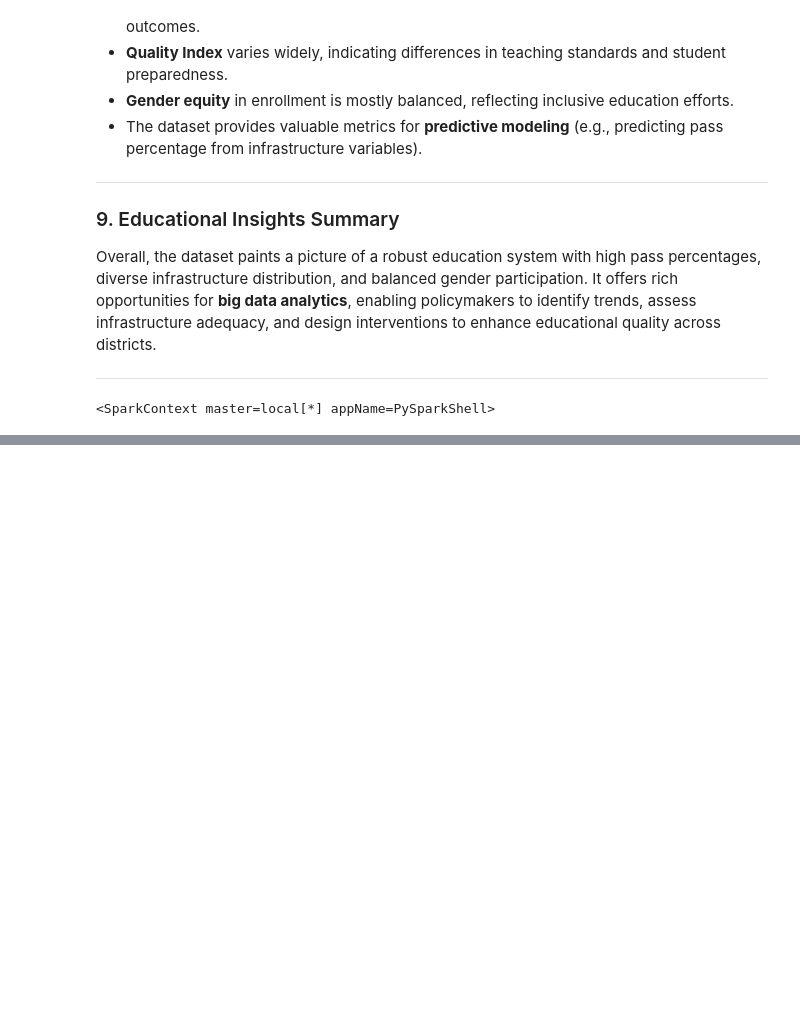
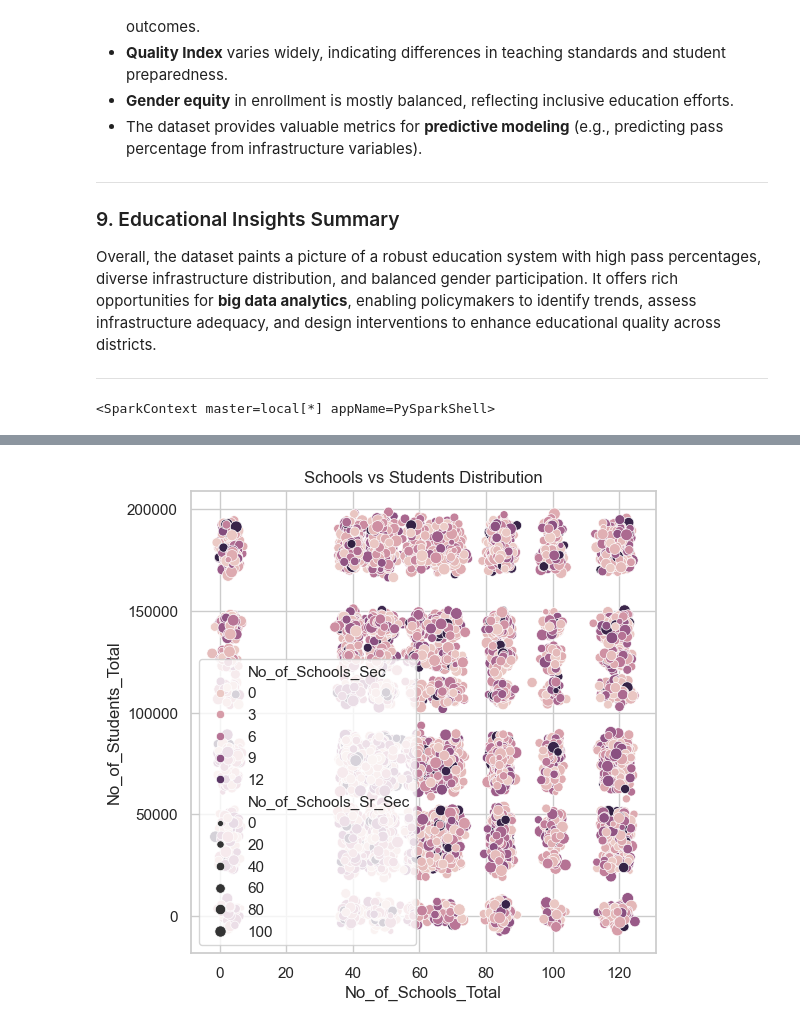
Before and after one commit to pravallika-816/BigDataAnalytics, a Jupyter notebook: 7.Education Data Analysis/Education Dataset Analytics(Mini Project).ipynb, the cells around one changed output, grey strips where cells are left out. Saved outputs shown, nothing was run; the diff lists cells and outputs as text; code cells hidden in the pictures; blank space fills up the shorter version.

```diff
--- a/7.Education Data Analysis/Education Dataset Analytics(Mini Project).ipynb
+++ b/7.Education Data Analysis/Education Dataset Analytics(Mini Project).ipynb
@@ -701,0 +251,8 @@ only showing top 10 rows
+# %%
+#4.Students vs Schools Scatter Plot
+plt.figure(figsize=(6,6))
+sns.scatterplot(data=pdf, x="No_of_Schools_Total", y="No_of_Students_Total", hue="No_of_Schools_Sec", size="No_of_Schools_Sr_Sec")
+plt.title("Schools vs Students Distribution")
+plt.show()
+# %% [output]
+[figure, added]
```
Also changed, not shown: parts of 41 cells of this notebook.
